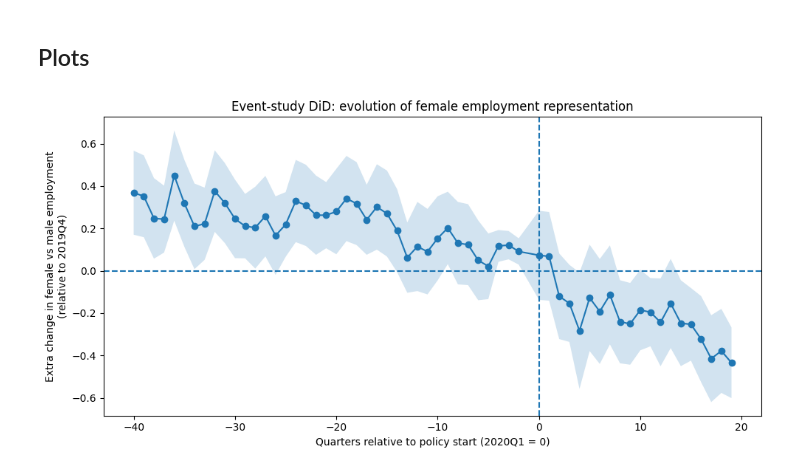
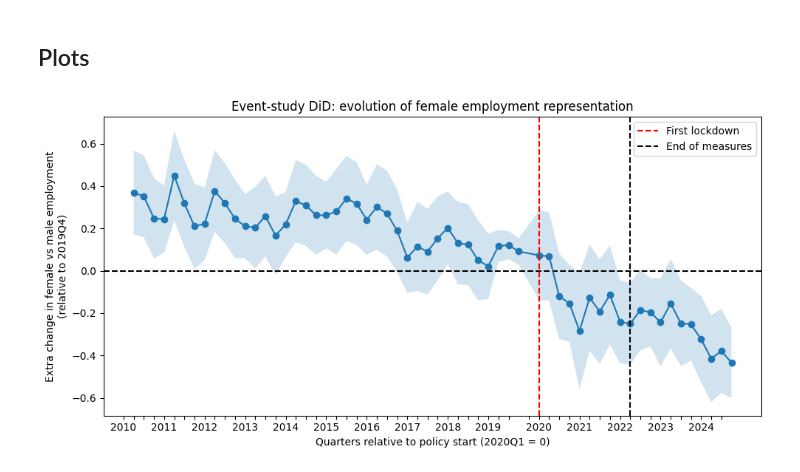
Before and after one commit to Ildsjel-EPFL/MGT-499, a Jupyter notebook: data_preparation.ipynb, the cells around one changed output. Drawn from its saved outputs; the diff is of its cells as text; code cells hidden in the pictures.

Commit message:
Modifications to final graph

```diff
--- a/data_preparation.ipynb
+++ b/data_preparation.ipynb
@@ -124,33 +124,36 @@ lower = []
 upper = []
 
 pattern = r'C\(event_time, Treatment\(reference=-1\)\)\[T\.(-?\d+)\]:Female'
 
 for name in coef.index:
     m = re.match(pattern, name)
     if m:
         t = int(m.group(1))
         event_time_vals.append(t)
         effects.append(coef[name])
         # 95% confidence interval
         lower.append(coef[name] - 1.96 * se[name])
         upper.append(coef[name] + 1.96 * se[name])
 
 # Sort by event_time
 order = sorted(range(len(event_time_vals)), key=lambda i: event_time_vals[i])
 event_time_vals = [event_time_vals[i] for i in order]
 effects = [effects[i] for i in order]
 lower = [lower[i] for i in order]
 upper = [upper[i] for i in order]
 
 plt.figure(figsize=(10, 5))
-plt.axhline(0, linestyle="--")  # zero line = no change vs baseline
+plt.axhline(0, linestyle="--", c="k")  # zero line = no change vs baseline
 plt.plot(event_time_vals, effects, marker="o")
 plt.fill_between(event_time_vals, lower, upper, alpha=0.2)
-plt.axvline(0, linestyle="--")  # vertical line at policy start
+plt.axvline(0, linestyle="--", c="r", label="First lockdown")  # vertical line at fist lockdown
+plt.axvline(9, linestyle="--", c="k", label="End of measures")  # vertical line at end of measures
 plt.xlabel("Quarters relative to policy start (2020Q1 = 0)")
 plt.ylabel("Extra change in female vs male employment\n(relative to 2019Q4)")
 plt.title("Event-study DiD: evolution of female employment representation")
+plt.xticks([i-1 for i in event_time_vals], [f"{2010+(i//4) if i%4==0 else ""}" for i in range(len(order))])
+plt.legend()
 plt.tight_layout()
 plt.show()
 # %% [output]
-[figure, old version]
+[figure, new version]
```
Also changed, not shown: parts of 2 cells of this notebook.
